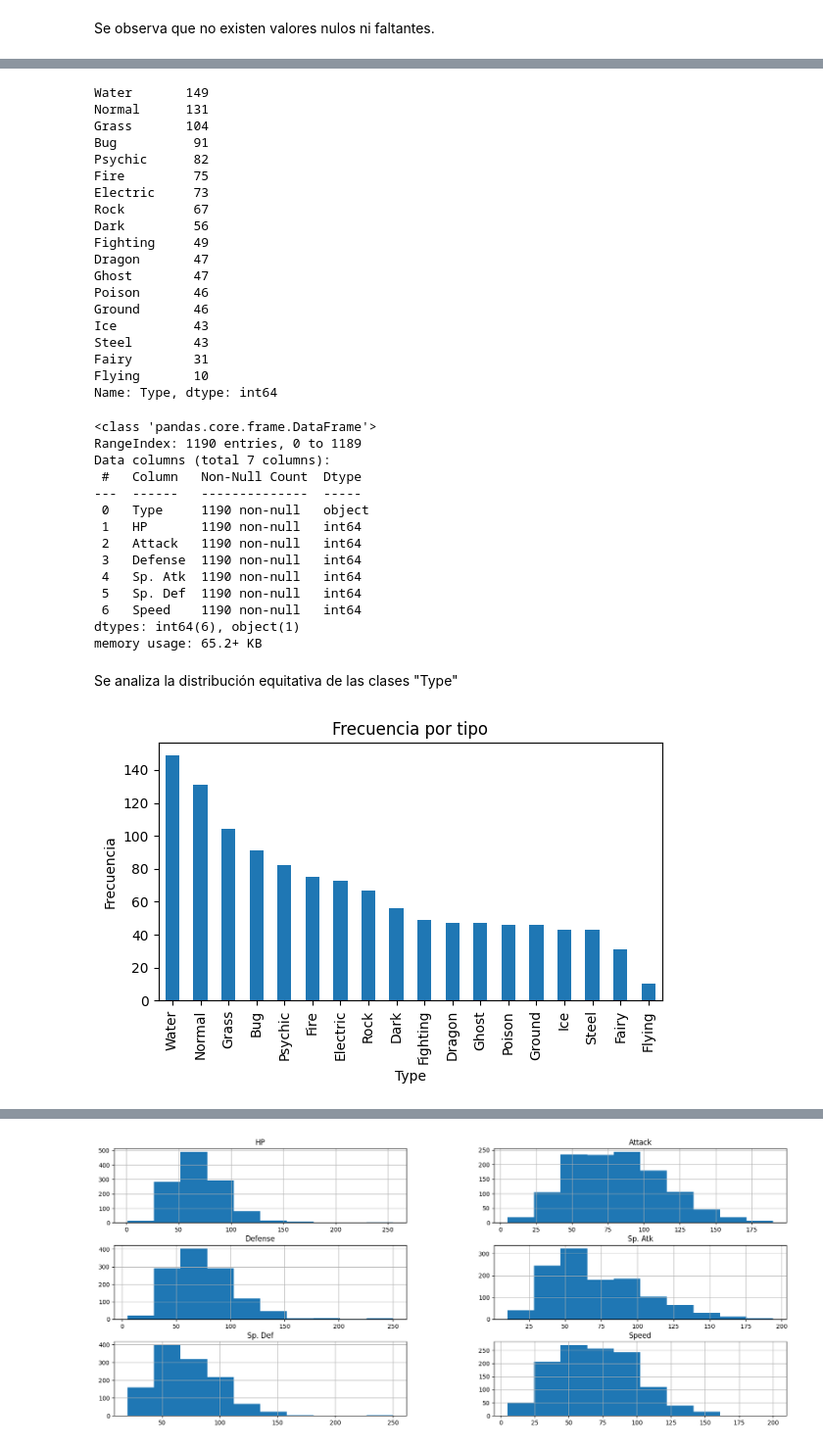
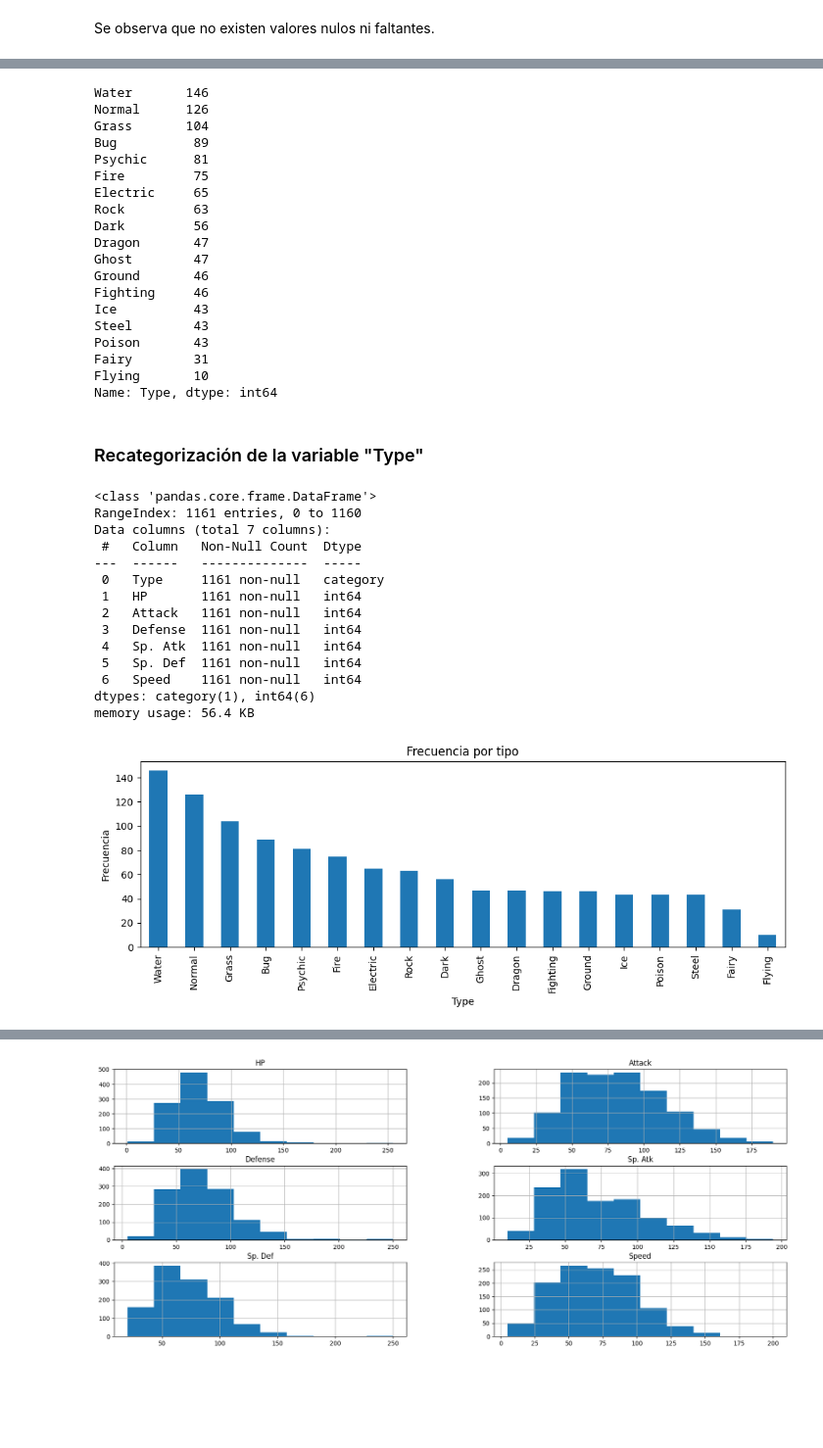
Before and after one commit to MiguelMussi/Mineria_TP2, a Jupyter notebook: TP2_Mineria_Clas.ipynb, the cells around one changed output, grey strips where cells are left out. Shown at 98% size. Saved outputs shown, nothing was run; the diff lists cells and outputs as text; code cells hidden in the pictures; blank space fills up the shorter version.

```diff
--- a/TP2_Mineria_Clas.ipynb
+++ b/TP2_Mineria_Clas.ipynb
@@ -77,8 +72,7 @@ Mounted at /content/drive
 #@title DataFrame
 
 # Path 1 - Referenciado a la carpeta de Drive
-file_path= '/content/drive/MyDrive/UNR/4 - Minería de Datos (IA43)/TP2/PokemonDB.csv'
-data = pd.read_csv(file_path, sep=',', engine='python')
+data = pd.read_csv('/content/drive/MyDrive/UNR/4 - Minería de Datos (IA43)/TP2/PokemonDB.csv', sep=',', engine='python')
 
 # Path 2 - Referenciado al mismo directorio
 #df_original = pd.read_csv('Crop_recommendation.csv', sep=',', engine='python')
@@ -129,0 +171,5 @@ Se observa que no existen valores nulos ni faltantes.
+# %%
+data = data.drop_duplicates()
+data.reset_index(drop=True, inplace=True) # --- Solución a ERROR detectado ---
+# Luego de la estandarización, se producía una inconsistencia entre los índices
+# debido a la ausencia de esta línea que generaba datos nulos en el 'df_std'
@@ -134,62 +204,60 @@ data = data.drop(["Name"], axis=1)
 # %%
 data["Type"].value_counts()
 # %% [output]
-Water       149
-Normal      131
+Water       146
+Normal      126
 Grass       104
-Bug          91
-Psychic      82
+Bug          89
+Psychic      81
 Fire         75
-Electric     73
-Rock         67
+Electric     65
+Rock         63
 Dark         56
-Fighting     49
 Dragon       47
 Ghost        47
-Poison       46
 Ground       46
+Fighting     46
 Ice          43
 Steel        43
+Poison       43
 Fairy        31
 Flying       10
 Name: Type, dtype: int64
+# %% [markdown]
+### Recategorización de la variable "Type"
 # %%
-df['Type'] = df['Type'].astype('category')
+data['Type'] = data['Type'].astype('category')
 # %%
 data.info()
 # %% [output]
 <class 'pandas.core.frame.DataFrame'>
-RangeIndex: 1190 entries, 0 to 1189
+RangeIndex: 1161 entries, 0 to 1160
 Data columns (total 7 columns):
  #   Column   Non-Null Count  Dtype
 ---  ------   --------------  -----
- 0   Type     1190 non-null   object
- 1   HP       1190 non-null   int64
- 2   Attack   1190 non-null   int64
- 3   Defense  1190 non-null   int64
- 4   Sp. Atk  1190 non-null   int64
- 5   Sp. Def  1190 non-null   int64
- 6   Speed    1190 non-null   int64
-dtypes: int64(6), object(1)
-memory usage: 65.2+ KB
+ 0   Type     1161 non-null   category
+ 1   HP       1161 non-null   int64
+ 2   Attack   1161 non-null   int64
+ 3   Defense  1161 non-null   int64
+ 4   Sp. Atk  1161 non-null   int64
+ 5   Sp. Def  1161 non-null   int64
+ 6   Speed    1161 non-null   int64
+dtypes: category(1), int64(6)
+memory usage: 56.4 KB
-# %% [markdown]
-Se analiza la distribución equitativa de las clases "Type"
 # %%
-#@title Cantidad de registros por estado
+#@title Cantidad de registros por tipo
 
 # Crear el gráfico de barras
-plt.figure(figsize=(6, 4))
+plt.figure(figsize=(10, 4))
 data['Type'].value_counts().plot(kind='bar')
 plt.title('Frecuencia por tipo')
 plt.xlabel('Type')
 plt.ylabel('Frecuencia')
 plt.xticks(rotation=90, ha='center')
 plt.tight_layout()
-
-# Mostrar el gráfico
 plt.show()
 # %% [output]
-[figure, old version]
+[figure, new version]
 # %%
 data.describe()
 # %% [output]
```
Also changed, not shown: parts of 123 cells of this notebook, 3 other files.
